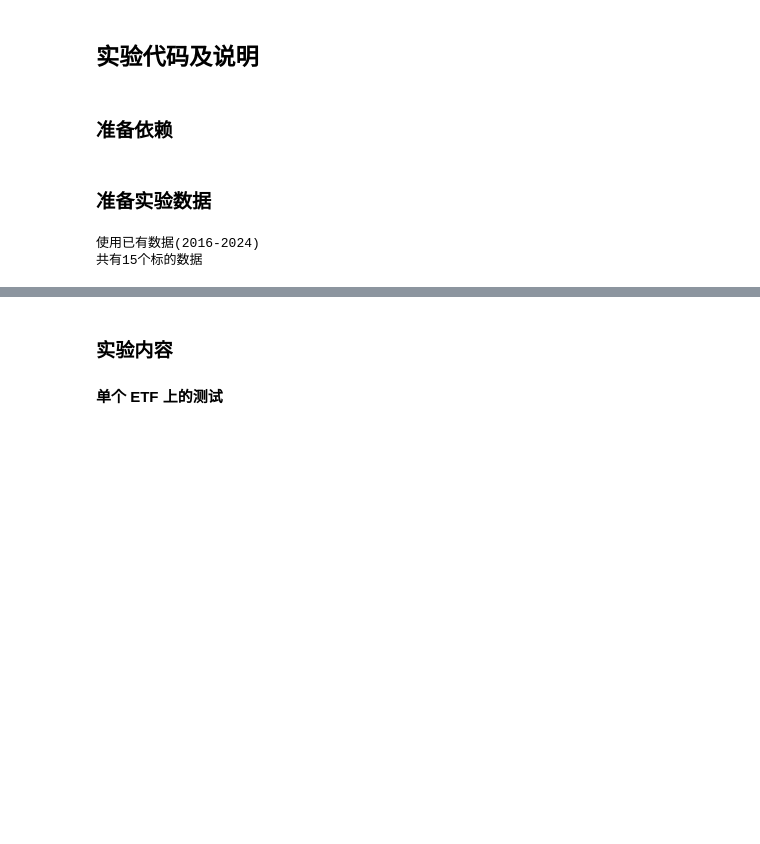
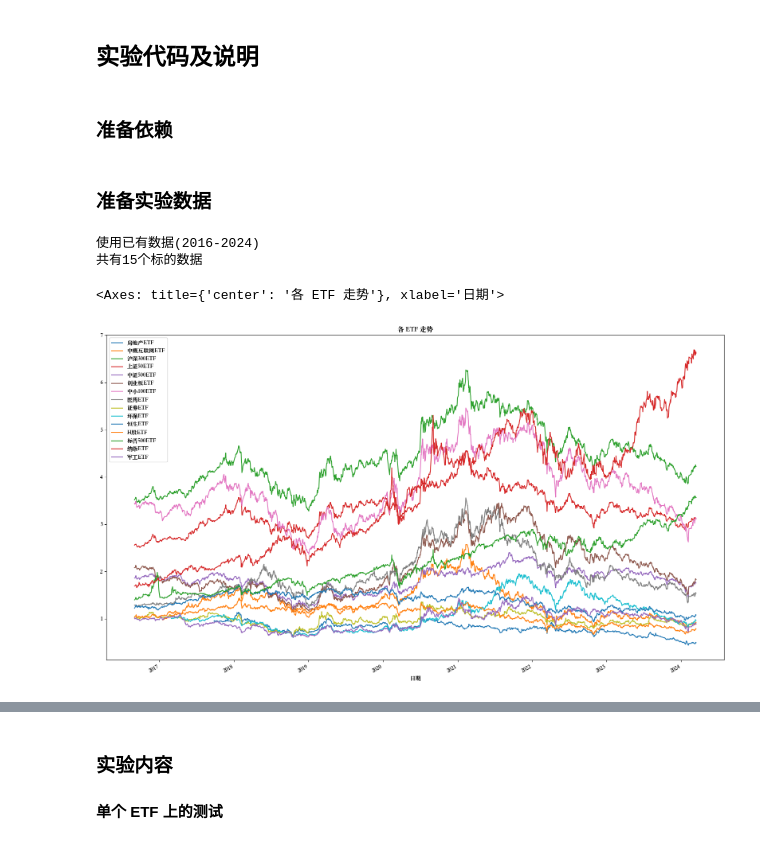
Before and after one commit to TheVeryDarkness/cs410, a Jupyter notebook: 1/1.ipynb, the cells around one changed output, grey strips where cells are left out. Drawn from its saved outputs; the diff is of its cells as text; code cells hidden in the pictures; blank space fills up the shorter version.

```diff
--- a/1/1.ipynb
+++ b/1/1.ipynb
@@ -86,12 +86,16 @@ def Preprocess(startDate: datetime.datetime, endDate: datetime.datetime):
     if os.path.exists(path):
         print(f'使用已有数据({startDate.strftime("%Y")}-{endDate.strftime("%Y")})')
         for code, name in stockNameCodes:
-            stockDaily = pd.read_csv(os.path.join(
-                path, f"{name}_{code}.csv"), sep=',')
-            stockDaily["日期"] = pd.to_datetime(stockDaily["日期"])
-            stockDaily = stockDaily.set_index("日期", drop=False)
+            try:
+                stockDaily = pd.read_csv(os.path.join(
+                    path, f"{name}_{code}.csv"), sep=',')
+                stockDaily["日期"] = pd.to_datetime(stockDaily["日期"])
+                stockDaily = stockDaily.set_index("日期", drop=False)
 
-            allStockDaily[code] = stockDaily
+                allStockDaily[code] = stockDaily
+            except:
+                print(f'{name}({code})读取失败!')
+                continue
         return allStockDaily
 
     os.makedirs(path)
@@ -111,15 +115,21 @@ def Preprocess(startDate: datetime.datetime, endDate: datetime.datetime):
                 f'{name}({code}): {startDate.strftime("%Y-%m-%d")}--{endDate.strftime("%Y-%m-%d")}读取失败!'
             )
             continue
-        # print(stockDaily.columns)
-        stockDaily = stockDaily[stockDaily["开盘"].notnull()]
-        stockDaily["日期"] = pd.to_datetime(stockDaily["日期"])
+        try:
+            # print(stockDaily.columns)
+            stockDaily = stockDaily[stockDaily["开盘"].notnull()]
+            stockDaily["日期"] = pd.to_datetime(stockDaily["日期"])
 
-        stockDaily.to_csv(os.path.join(
-            path, f"{name}_{code}.csv"), index=False)
-        stockDaily = stockDaily.set_index("日期", drop=False)
+            stockDaily.to_csv(os.path.join(
+                path, f"{name}_{code}.csv"), index=False)
+            stockDaily = stockDaily.set_index("日期", drop=False)
 
-        allStockDaily[code] = stockDaily
+            allStockDaily[code] = stockDaily
+        except:
+            print(
+                f'{name}({code}): {startDate.strftime("%Y-%m-%d")}--{endDate.strftime("%Y-%m-%d")}处理失败!'
+            )
+            continue
     return allStockDaily
 
 
@@ -130,3 +140,11 @@ print(f"共有{len(allStockDaily)}个标的数据")
 # %% [output]
 使用已有数据(2016-2024)
 共有15个标的数据
+# %%
+# 股价走势
+df_prices: pd.DataFrame = pd.concat([i.iloc[:, 2]
+                                  for _, i in allStockDaily.items()], keys=[i[1] for i in stockNameCodes], axis=1)
+df_prices.plot(figsize=(20, 12), title='各 ETF 走势')
+# %% [output]
+<Axes: title={'center': '各 ETF 走势'}, xlabel='日期'>
+[figure, added]
```
Also changed, not shown: parts of 14 cells of this notebook, 14 other files.
